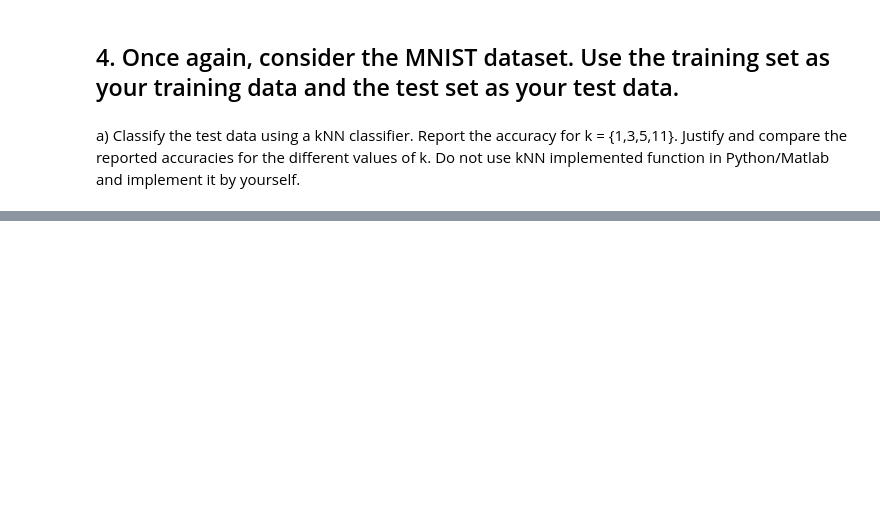
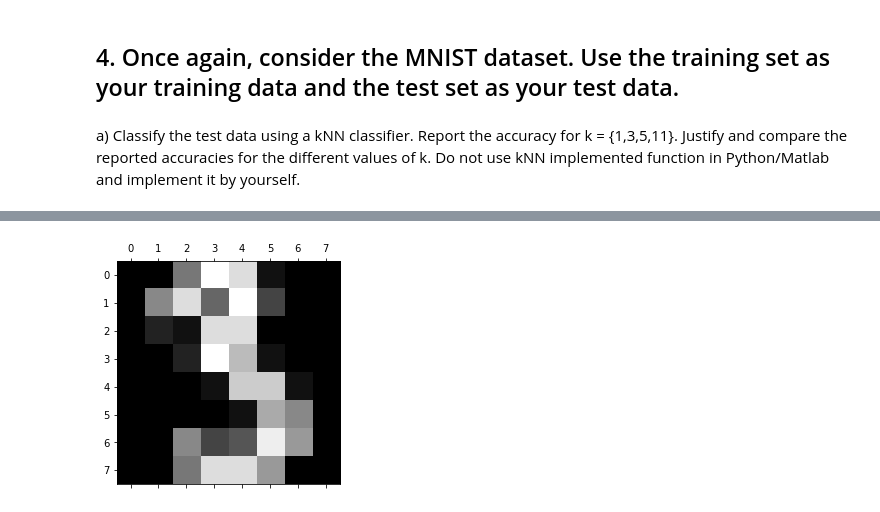
Before and after one commit to tusharchopratech/pattern_recognition_from_scratch, a Jupyter notebook: assignment1.ipynb, the cells around one changed output, grey strips where cells are left out. Saved outputs shown, nothing was run; the diff lists cells and outputs as text; code cells hidden in the pictures; blank space fills up the shorter version.

```diff
--- a/assignment1.ipynb
+++ b/assignment1.ipynb
@@ -311,0 +339,97 @@ plt.show()
+# %%
+from __future__ import print_function
+from sklearn.model_selection import train_test_split
+from sklearn.neighbors import KNeighborsClassifier
+from sklearn.metrics import classification_report
+from sklearn import datasets
+from skimage import exposure
+import numpy as np
+# import imutils
+# import cv2
+
+# load the MNIST digits dataset
+mnist = datasets.load_digits()
+
+
+
+
+#print (mnist.data)
+
+# Training and testing split,
+# 75% for training and 25% for testing
+(trainData, testData, trainLabels, testLabels) = train_test_split(np.array(mnist.data), mnist.target, test_size=0.25, random_state=42)
+
+# take 10% of the training data and use that for validation
+(trainData, valData, trainLabels, valLabels) = train_test_split(trainData, trainLabels, test_size=0.1, random_state=84)
+
+
+
+
+print(mnist.images[3])
+print(data[3])
+import matplotlib.pyplot as plt
+plt.gray()
+plt.matshow(mnist.images[3])
+plt.show()
+
+
+val = 0;
+# for i in range(len(trainLabels)):
+#     if trainLabels[i] == 9:
+#         print('\nLabel :', trainLabels[0], 'Data:',trainData[0],)
+#         val+=1
+print('Total 9', val)
+
+
+
+# Checking sizes of each data split
+print("training data points: {}".format(len(trainLabels)))
+print("validation data points: {}".format(len(valLabels)))
+print("testing data points: {}".format(len(testLabels)))
+
+
+# initialize the values of k for our k-Nearest Neighbor classifier along with the
+# list of accuracies for each value of k
+kVals = range(1, 30, 2)
+accuracies = []
+
+# loop over kVals
+for k in range(1, 30, 2):
+    # train the classifier with the current value of `k`
+    model = KNeighborsClassifier(n_neighbors=k)
+    model.fit(trainData, trainLabels)
+
+    # evaluate the model and print the accuracies list
+    score = model.score(valData, valLabels)
+    print("k=%d, accuracy=%.2f%%" % (k, score * 100))
+    accuracies.append(score)
+
+# largest accuracy
+# np.argmax returns the indices of the maximum values along an axis
+i = np.argmax(accuracies)
+print("k=%d achieved highest accuracy of %.2f%% on validation data" % (kVals[i],
+    accuracies[i] * 100))
+
+
+# Now that I know the best value of k, re-train the classifier
+model = KNeighborsClassifier(n_neighbors=kVals[i])
+model.fit(trainData, trainLabels)
+
+# Predict labels for the test set
+predictions = model.predict(testData)
+
+# Evaluate performance of model for each of the digits
+# print("EVALUATION ON TESTING DATA")
+# print(classification_report(testLabels, predictions))
+
+# some indices are classified correctly 100% of the time (precision = 1)
+# high accuracy (98%)
+
+# check predictions against images
+# loop over a few random digits
+for i in np.random.randint(0, high=len(testLabels), size=(5,)):
+    # np.random.randint(low, high=None, size=None, dtype='l')
+    image = testData[i]
+    prediction = model.predict([image])[0]
+    print("I think that digit is: {}".format(prediction), " and the label is ",testLabels[i])
+# %% [output]
@@ -311,0 +454 @@ plt.show()
+[figure, added]
```
Also changed, not shown: parts of 22 cells of this notebook, 4 other files.
